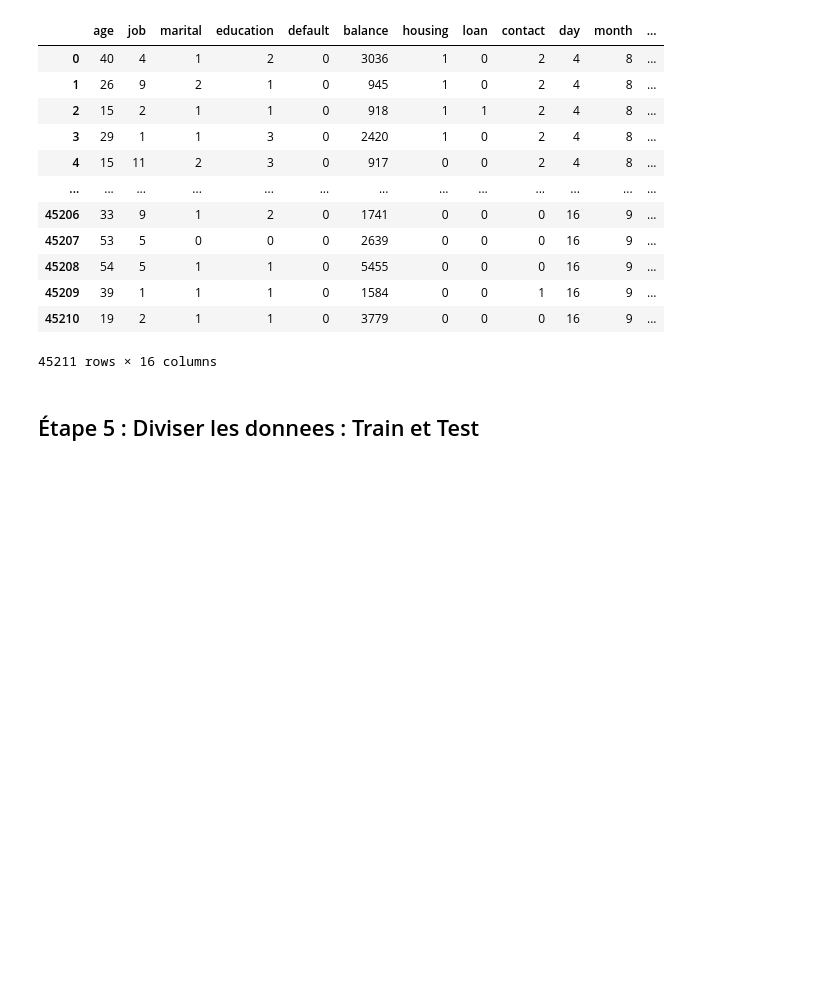
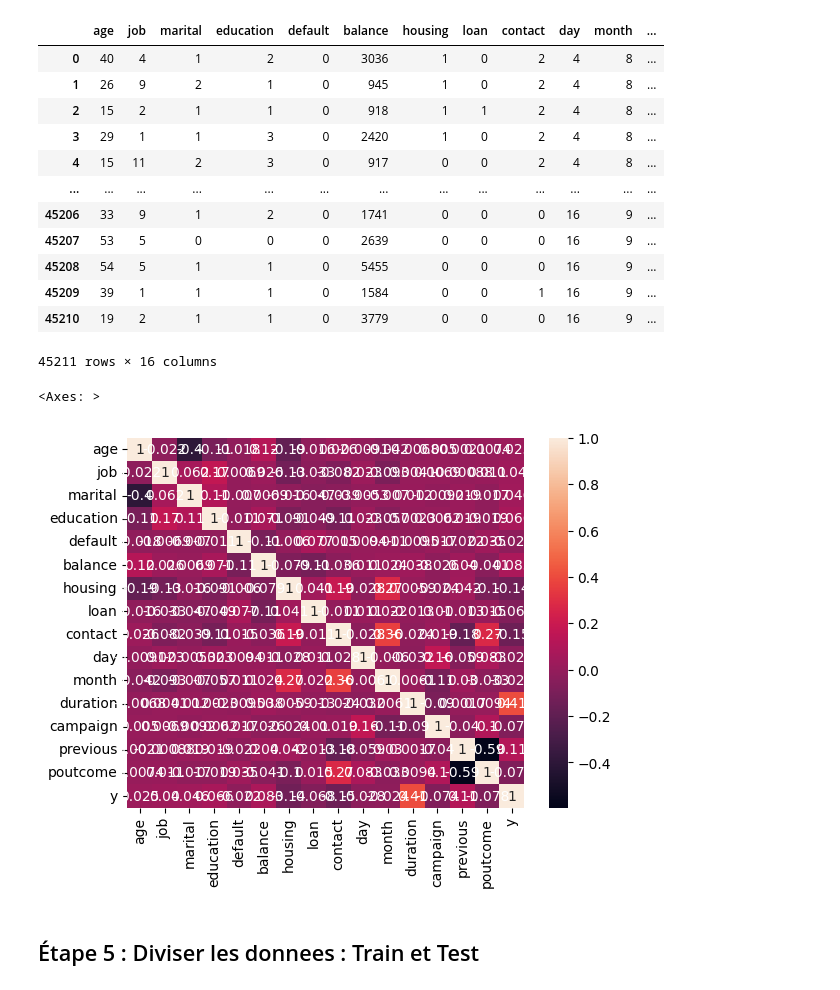
Before and after one commit to BMdestino/BISIMWA-M-Destin_ML, a Jupyter notebook: BankMarketing.ipynb, the cells around one changed output. Saved outputs shown, nothing was run; the diff lists cells and outputs as text; code cells hidden in the pictures; blank space fills up the shorter version.

```diff
--- a/BankMarketing.ipynb
+++ b/BankMarketing.ipynb
@@ -170,7 +172,6 @@ array(['management', 'technician', 'entrepreneur', 'blue-collar',
 #colonne_critere
                                              # [ CE      CODE       PASSE  AUSSI    BIEN ]
 # %%
-sub_data = data[['age', 'job', 'marital', 'education', 'default', 'balance', 'housing',
+colonne_critere = data[['age', 'job', 'marital', 'education', 'default', 'balance', 'housing',
        'loan', 'contact', 'day', 'month', 'duration', 'campaign',
        'previous', 'poutcome', 'y']]
-sub_data
@@ -210,5 +197,5 @@ list_object = ['age', 'job', 'marital', 'education', 'default', 'balance', 'hous
        'loan', 'contact', 'day', 'month', 'duration', 'campaign',
        'previous', 'poutcome', 'y']
 for encoded in list_object:
-    sub_data[encoded] = col_encoded.fit_transform(sub_data[encoded])
+    colonne_critere[encoded] = col_encoded.fit_transform(colonne_critere[encoded])
 # %%
@@ -260,6 +247,12 @@ sub_data
 #data['loan']=np.where(data['loan']=='yes',1,0)
 # %%
 #sns.heatmap(colonne_critere.corr(), annot=True)  CA PASSE AUSSI BIEN SI ON UTILISE CELUI DE [665]
+# %%
+# LA MATRICE DE CORRELATION
+sns.heatmap(colonne_critere.corr(), annot=True)
+# %% [output]
+<Axes: >
+[figure, added]
 # %% [markdown]
 ##  Étape 5 : Diviser les donnees : Train et Test
 # %%
```
Also changed, not shown: parts of 10 cells of this notebook.
